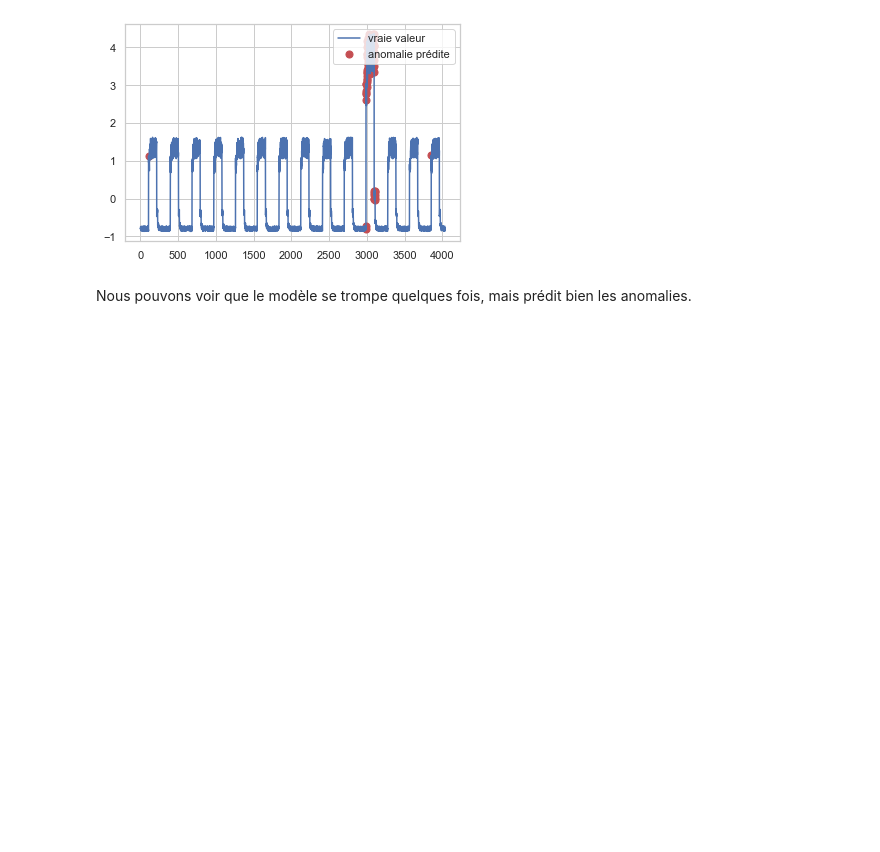
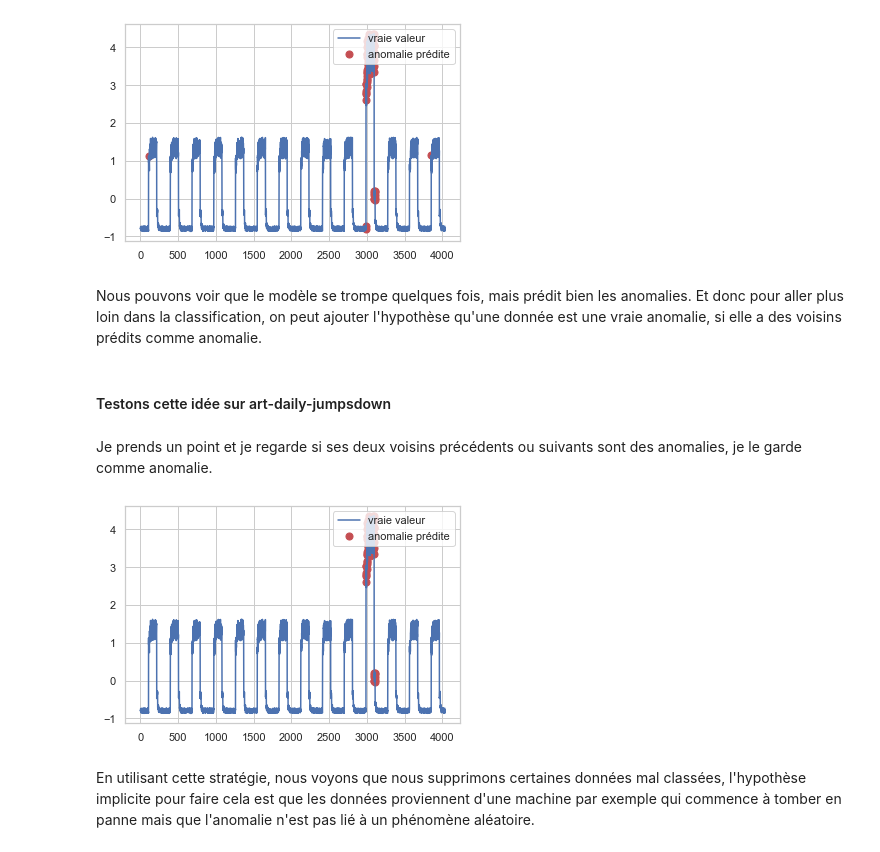
Before and after one commit to cheikh06/Detection_Anomaly, a Jupyter notebook: Anomaly_Detection.ipynb, the cells around one changed output. Cells and saved outputs as stored; diff of their text form; code cells hidden in the pictures; blank space fills up the shorter version.

```diff
--- a/Anomaly_Detection.ipynb
+++ b/Anomaly_Detection.ipynb
@@ -420,7 +423,29 @@ plt.legend(loc='upper right', bbox_to_anchor=(1, 1));
 # %% [output]
 [figure]
 # %% [markdown]
-Nous pouvons voir que le modèle se trompe quelques fois, mais prédit bien les anomalies.
+Nous pouvons voir que le modèle se trompe quelques fois, mais prédit bien les anomalies. Et donc pour aller plus loin dans la classification, on peut ajouter l'hypothèse qu'une donnée est une vraie anomalie, si elle a des voisins prédits comme anomalie.
+# %% [markdown]
+####    Testons cette idée sur art-daily-jumpsdown
+# %% [markdown]
+Je prends un point et je regarde si ses deux voisins précédents ou suivants sont des anomalies, je le garde comme anomalie.
+# %%
+ix_trueanomalie=[v for v in dataup[abs_error_testup>threshold].index \
+                 if (((v-1) and (v-2)) or ((v+1) and (v+2)))  in dataup[abs_error_testup>threshold].index ]
+# %%
+fig,ax=plt.subplots()
+
+
+dataup.plot(y='value',legend=False,ax=ax,label='vraie valeur')
+#data[mae_test>threshold].plot(y='value',legend=False,ax=ax,c='r',label='anomalie prédite');
+
+plt.scatter(dataup.loc[ix_trueanomalie].index.values,dataup.loc[ix_trueanomalie].value,50,c='r',label='anomalie prédite')
+
+plt.legend();
+plt.legend(loc='upper right', bbox_to_anchor=(1, 1));
+# %% [output]
+[figure, added]
+# %% [markdown]
+En utilisant cette stratégie, nous voyons que nous supprimons certaines données mal classées, l'hypothèse implicite pour faire cela est que les données proviennent d'une machine par exemple qui commence à tomber en panne mais que l'anomalie n'est pas lié à un phénomène aléatoire.
 # %% [markdown]
 ### Conclusion
 
```
Also changed, not shown: parts of 8 cells of this notebook, 1 other file.
